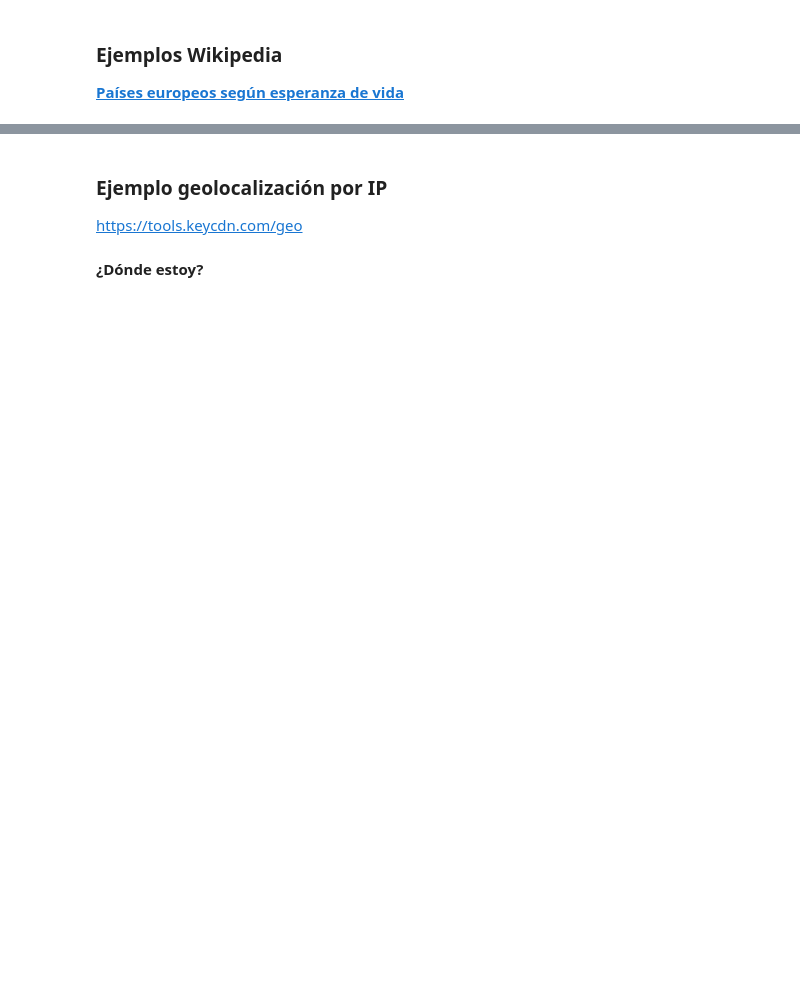
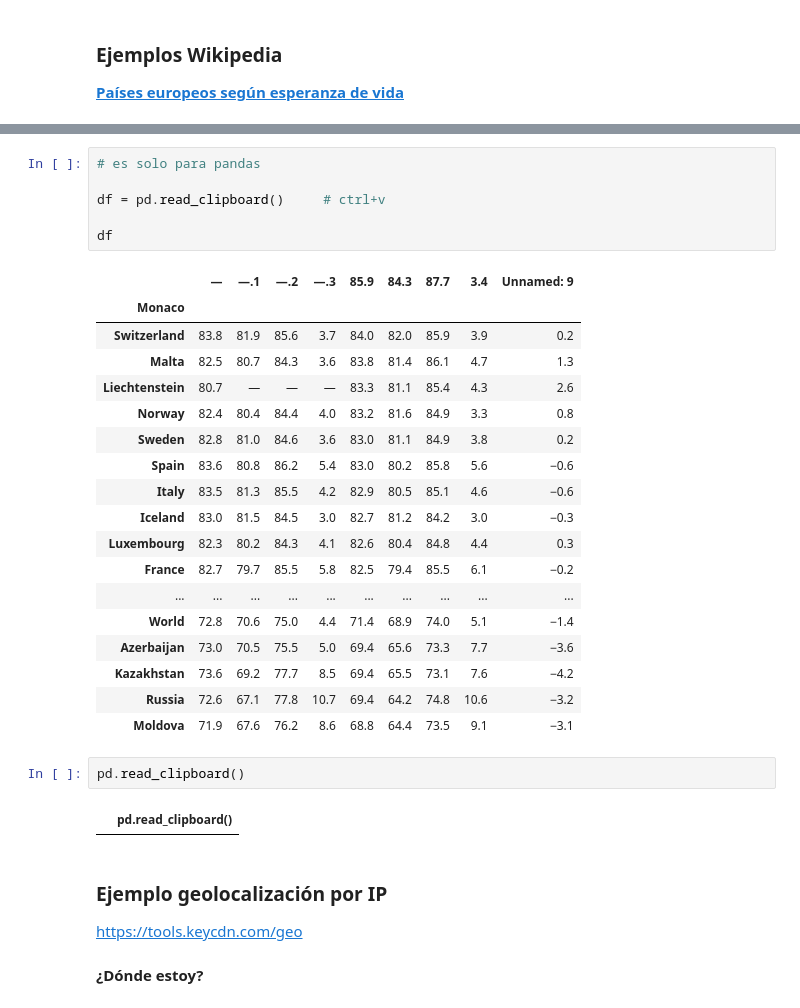
Before and after one commit to Ironhack-Data-Madrid-Octubre-2023/apuntes_clase, a Jupyter notebook: semana_4/2.2 - Web Scraping (bs4).ipynb, the cells around one changed output, grey strips where cells are left out. Drawn from its saved outputs; the diff is of its cells as text; blank space fills up the shorter version.

```diff
--- a/semana_4/2.2 - Web Scraping (bs4).ipynb
+++ b/semana_4/2.2 - Web Scraping (bs4).ipynb
@@ -70,3 +236,32 @@ Usaremos la herramienta **[BeautifulSoup](https://www.crummy.com/software/Beauti
+# %%
+# es solo para pandas
+
+df = pd.read_clipboard()     # ctrl+v
+
+df
+# %% [output]
+|  | — | —.1 | —.2 | —.3 | 85.9 | 84.3 | 87.7 | 3.4 | Unnamed: 9 |
+| Monaco |  |  |  |  |  |  |  |  |  |
+| Switzerland | 83.8 | 81.9 | 85.6 | 3.7 | 84.0 | 82.0 | 85.9 | 3.9 | 0.2 |
+| Malta | 82.5 | 80.7 | 84.3 | 3.6 | 83.8 | 81.4 | 86.1 | 4.7 | 1.3 |
+| Liechtenstein | 80.7 | — | — | — | 83.3 | 81.1 | 85.4 | 4.3 | 2.6 |
+| Norway | 82.4 | 80.4 | 84.4 | 4.0 | 83.2 | 81.6 | 84.9 | 3.3 | 0.8 |
+| Sweden | 82.8 | 81.0 | 84.6 | 3.6 | 83.0 | 81.1 | 84.9 | 3.8 | 0.2 |
+| Spain | 83.6 | 80.8 | 86.2 | 5.4 | 83.0 | 80.2 | 85.8 | 5.6 | −0.6 |
+| Italy | 83.5 | 81.3 | 85.5 | 4.2 | 82.9 | 80.5 | 85.1 | 4.6 | −0.6 |
+| Iceland | 83.0 | 81.5 | 84.5 | 3.0 | 82.7 | 81.2 | 84.2 | 3.0 | −0.3 |
+| Luxembourg | 82.3 | 80.2 | 84.3 | 4.1 | 82.6 | 80.4 | 84.8 | 4.4 | 0.3 |
+| France | 82.7 | 79.7 | 85.5 | 5.8 | 82.5 | 79.4 | 85.5 | 6.1 | −0.2 |
+| ... | ... | ... | ... | ... | ... | ... | ... | ... | ... |
+| World | 72.8 | 70.6 | 75.0 | 4.4 | 71.4 | 68.9 | 74.0 | 5.1 | −1.4 |
+| Azerbaijan | 73.0 | 70.5 | 75.5 | 5.0 | 69.4 | 65.6 | 73.3 | 7.7 | −3.6 |
+| Kazakhstan | 73.6 | 69.2 | 77.7 | 8.5 | 69.4 | 65.5 | 73.1 | 7.6 | −4.2 |
+| Russia | 72.6 | 67.1 | 77.8 | 10.7 | 69.4 | 64.2 | 74.8 | 10.6 | −3.2 |
+| Moldova | 71.9 | 67.6 | 76.2 | 8.6 | 68.8 | 64.4 | 73.5 | 9.1 | −3.1 |
+# %%
+pd.read_clipboard()
+# %% [output]
+|  | pd.read_clipboard() |
 # %% [markdown]
 ### Ejemplo geolocalización por IP
 
```
Also changed, not shown: parts of 47 cells of this notebook.
